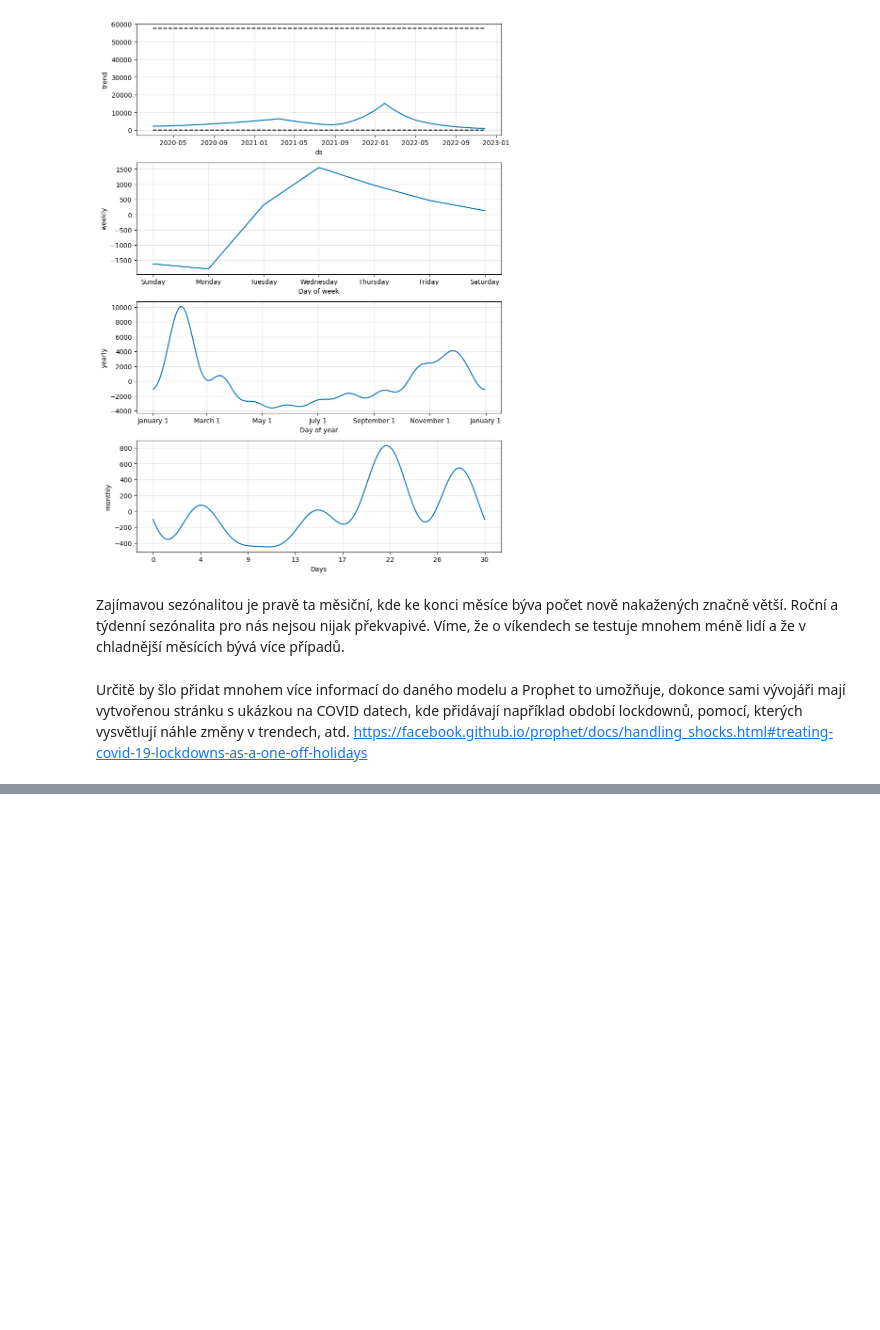
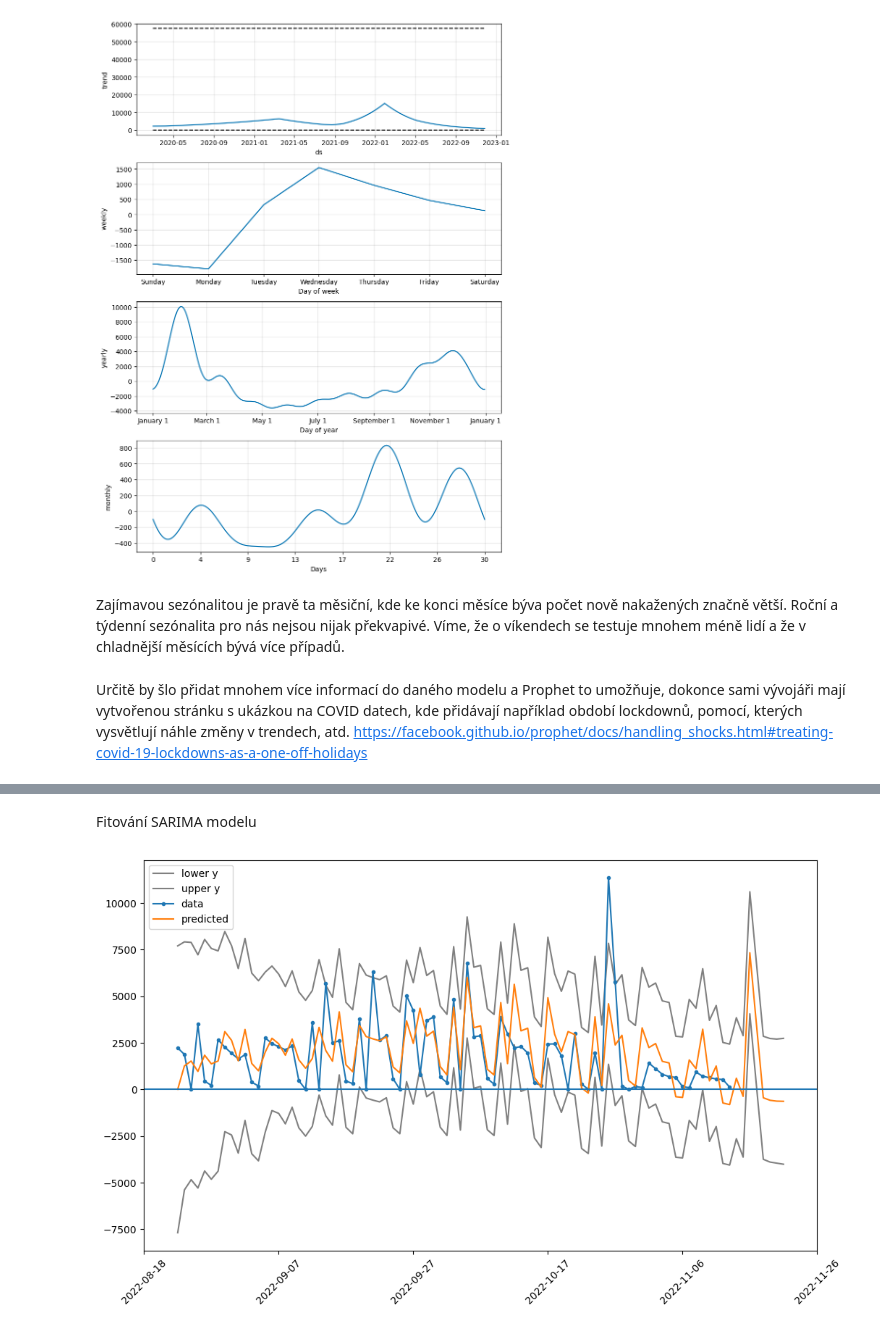
Before and after one commit to NevoleMarek/NI-SCR, a Jupyter notebook: 01_sarima_prophet.ipynb, the cells around one changed output, grey strips where cells are left out. Drawn from its saved outputs; the diff is of its cells as text; code cells hidden in the pictures; blank space fills up the shorter version.

```diff
--- a/01_sarima_prophet.ipynb
+++ b/01_sarima_prophet.ipynb
@@ -559,0 +639,21 @@ Určitě by šlo přidat mnohem více informací do daného modelu a Prophet to
+# %% [markdown]
+Fitování SARIMA modelu
+# %%
+model = sm.tsa.arima.model.ARIMA(train_df['y'], order=(0, 1, 1), seasonal_order=(2,1,0,7))
+res = model.fit()
+
+days_to_pred = 7
+preds = res.get_prediction(end=len(train_df)+days_to_pred)
+ci = preds.conf_int()
+
+fig = ci.plot(color='grey', figsize=(12, 7))
+res.data.orig_endog.plot(label='data', marker='.', fig=fig)
+preds.predicted_mean.plot(label='predicted', fig=fig)
+plt.axhline(0)
+plt.legend()
+
+plt.xticks(ticks=plt.xticks()[0], labels=ds.loc[plt.xticks()[0]].dt.date, rotation=45)
+
+plt.show()
+# %% [output]
+[figure, added]
```
Also changed, not shown: parts of 19 cells of this notebook.
